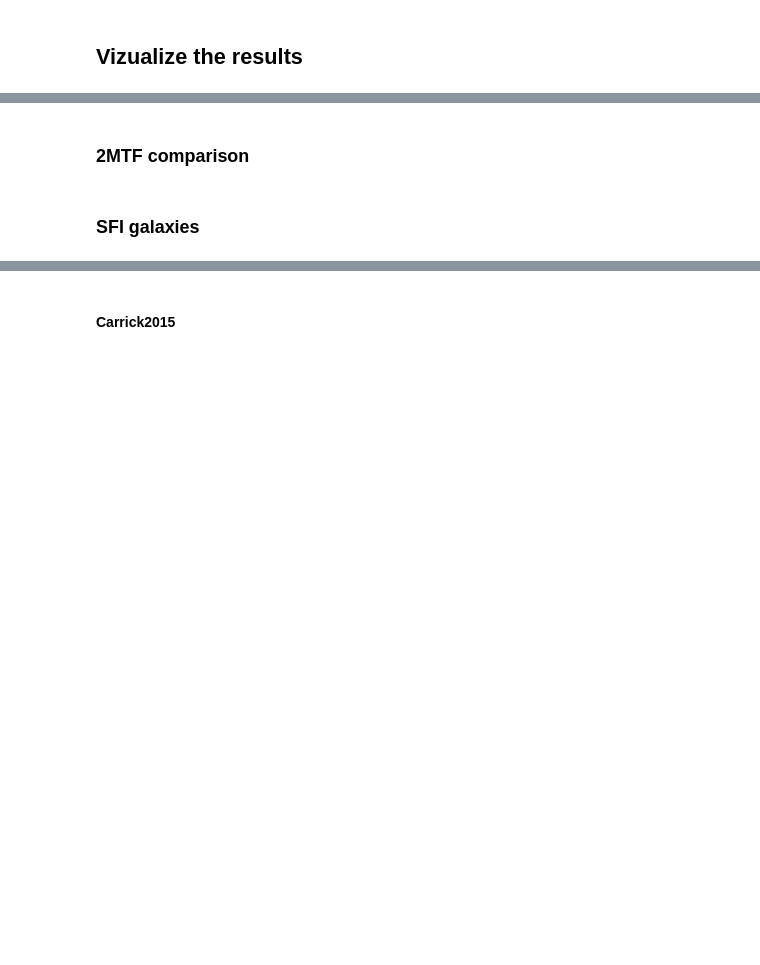
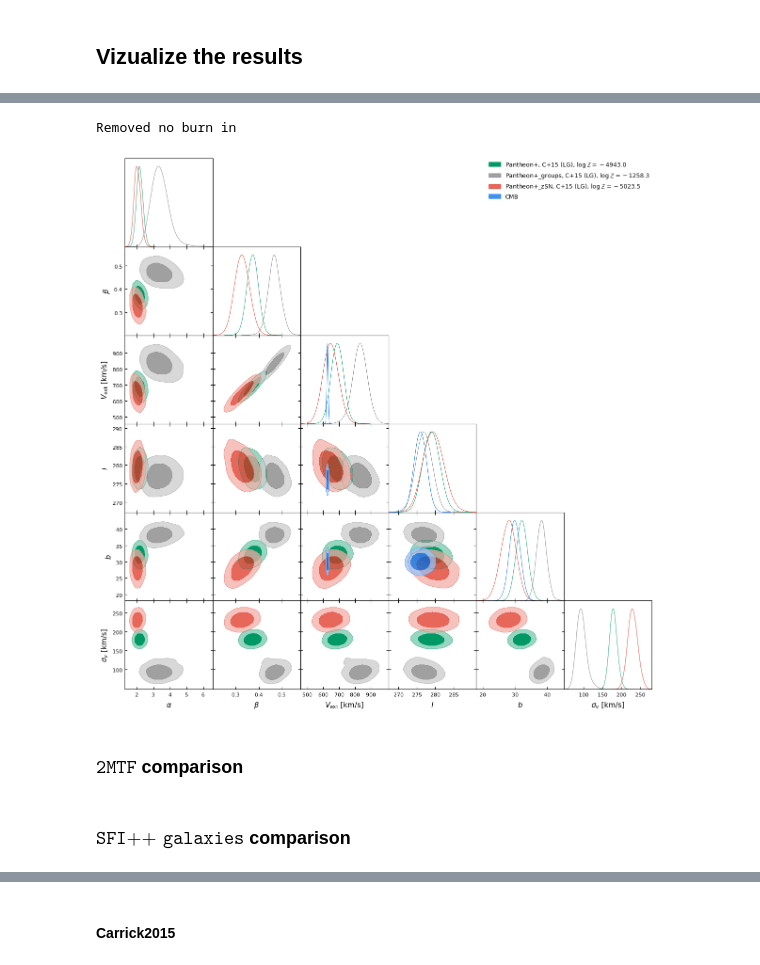
Before and after one commit to Richard-Sti/csiborgtools_public, a Jupyter notebook: notebooks/flow/flow_calibration.ipynb, the cells around one changed output, grey strips where cells are left out. Saved outputs shown, nothing was run; the diff lists cells and outputs as text; code cells hidden in the pictures; blank space fills up the shorter version.

```diff
--- a/notebooks/flow/flow_calibration.ipynb
+++ b/notebooks/flow/flow_calibration.ipynb
@@ -290,0 +280,12 @@ g.triangle_plot(X, filled=True, legend_loc='upper right')
+# %%
+LG = 0
+
+PANTHEONP_Carrick = read_samples("Pantheon+", "Carrick2015", 0, return_MCsamples=True, subtract_LG_velocity=LG, )
+PANTHEONP_Carrick_Groups = read_samples("Pantheon+_groups", "Carrick2015", 0, return_MCsamples=True, subtract_LG_velocity=LG)
+PANTHEONP_Carrick_Groups_zSN = read_samples("Pantheon+_groups_zSN", "Carrick2015", 0, return_MCsamples=True, subtract_LG_velocity=LG)
+PANTHEONP_Carrick_zSN = read_samples("Pantheon+_zSN", "Carrick2015", 0, return_MCsamples=True, subtract_LG_velocity=LG)
+
+# ksmooth = 1
+# PANTHEONP_CB2 = read_samples("Pantheon+", "csiborg2_main", ksmooth, return_MCsamples=True, subtract_LG_velocity=LG)
+# PANTHEONP_CB2_Groups = read_samples("Pantheon+_groups", "csiborg2_main", ksmooth, return_MCsamples=True, subtract_LG_velocity=LG)
+# PANTHEONP_CB2_Groups_zSN = read_samples("Pantheon+_groups_zSN", "csiborg2_main", ksmooth, return_MCsamples=True, subtract_LG_velocity=LG)
@@ -291,5 +310,31 @@ g.triangle_plot(X, filled=True, legend_loc='upper right')
+# %%
+params = ["Vmag", "l", "b"]
+CMB = MCSamples(samples=multivariate_normal([627, 276, 30], [22, 3, 3]).rvs(size=20000),
+                names=params, labels=names_to_latex(params, True), label="CMB")
+
+
+X = [
+    PANTHEONP_Carrick,
+    PANTHEONP_Carrick_Groups,
+    # PANTHEONP_Carrick_Groups_zSN,
+    PANTHEONP_Carrick_zSN,
+    # PANTHEONP_CB2,
+    # PANTHEONP_CB2_Groups,
+    # PANTHEONP_CB2_Groups_zSN,
+    CMB,
+    ]
+
+g = plots.get_subplot_plotter()
+g.settings.figure_legend_frame = False
+g.settings.alpha_filled_add = 0.75
+# g.settings.title_limit_fontsize = 14
+g.triangle_plot(X, filled=True, legend_loc='upper right')
+g.export(f"../../plots/PANTHEON_GROUPS_Carrick_comparison_LG.png", dpi=500,)
+# %% [output]
+Removed no burn in
+[figure, added]
 # %% [markdown]
-### 2MTF comparison
+### $\texttt{2MTF}$ comparison
 # %%
 TWOMTF_Carrick_0 = read_samples("2MTF", "Carrick2015", 0, return_MCsamples=True)
 TWOMTF_Carrick_1 = read_samples("2MTF", "Carrick2015", 1, return_MCsamples=True)
@@ -316,7 +361,7 @@ g.settings.alpha_filled_add = 0.75
 g.triangle_plot(X, filled=True, legend_loc='upper right')
 g.export(f"../plots/2MTF_comparison.png", dpi=500,)
 # %% [markdown]
-### SFI galaxies
+### $\texttt{SFI++ galaxies}$ comparison
 # %%
 SFIGAL_Carrick_0 = read_samples("SFI_gals", "Carrick2015", 0, return_MCsamples=True)
 SFIGAL_Carrick_1 = read_samples("SFI_gals", "Carrick2015", 1, return_MCsamples=True)
```
Also changed, not shown: parts of 28 cells of this notebook, 14 other files.
